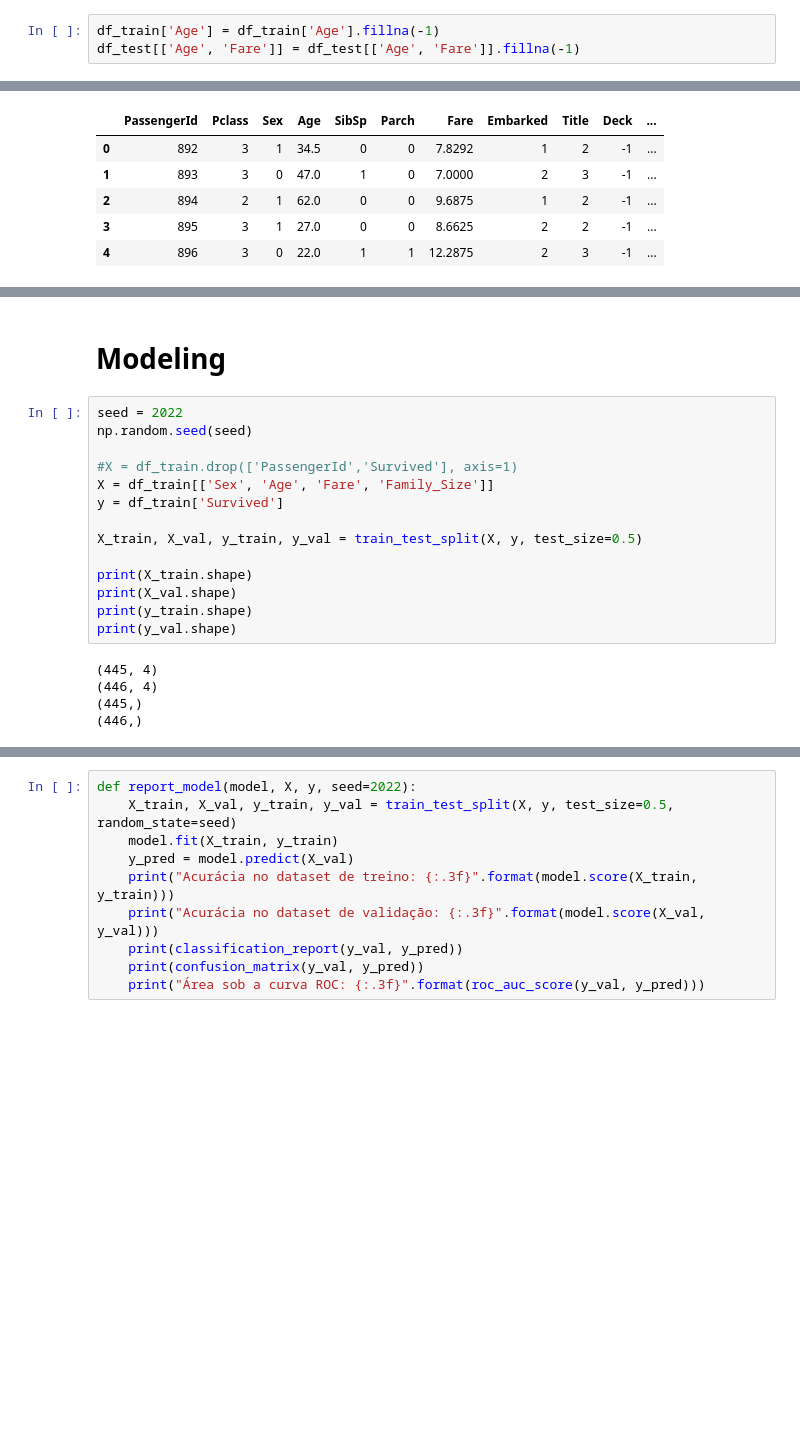
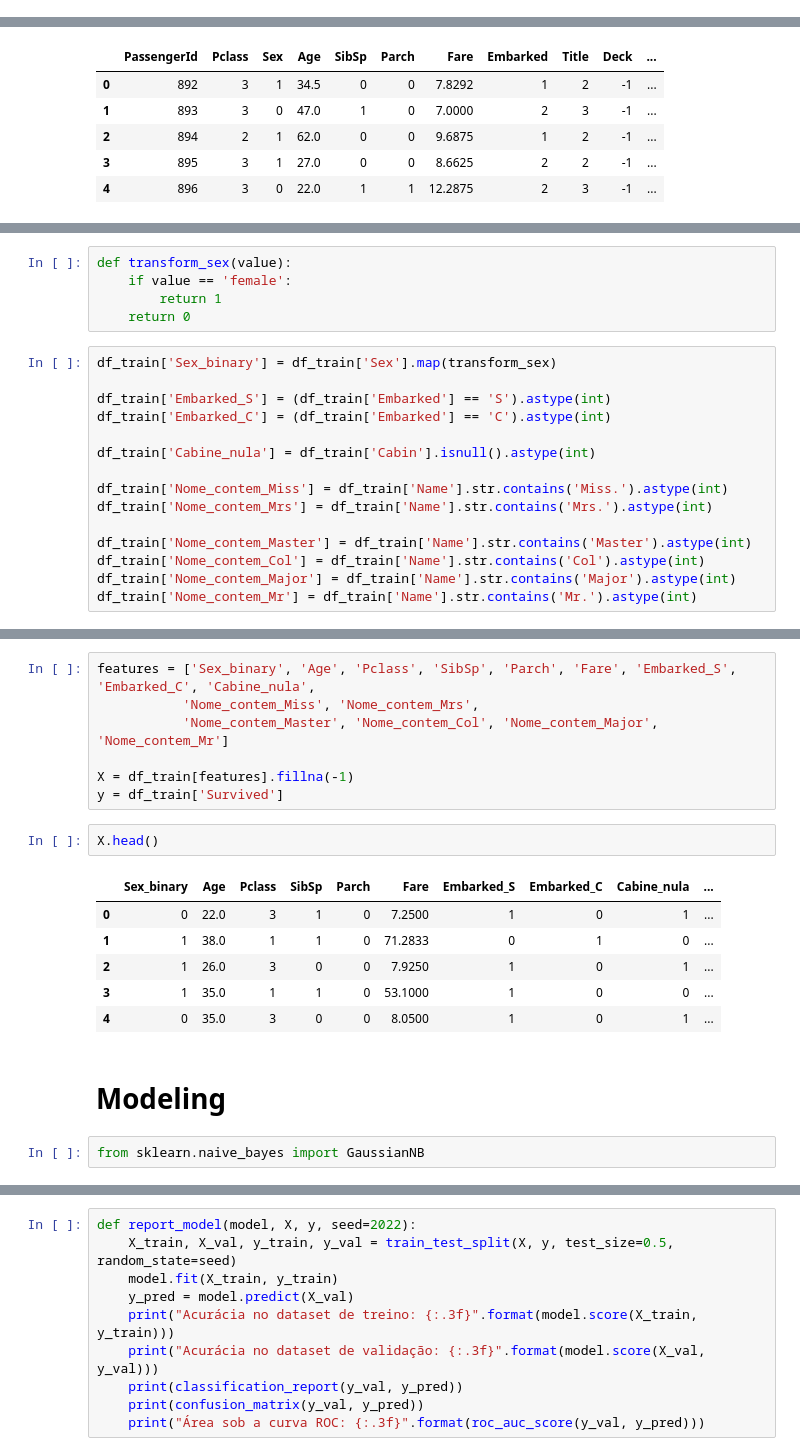
Before and after one commit to vichShir/kaggle-getting-started-competitions, a Jupyter notebook: Titanic/Titanic Notebook.ipynb, the cells around one changed output, grey strips where cells are left out. Drawn from its saved outputs; the diff is of its cells as text; blank space fills up the shorter version.

```diff
--- a/Titanic/Titanic Notebook.ipynb
+++ b/Titanic/Titanic Notebook.ipynb
@@ -126,9 +126,6 @@ Data columns (total 11 columns):
  10  Embarked     418 non-null    object
 dtypes: float64(2), int64(4), object(5)
 memory usage: 27.8+ KB
-# %%
-df_train['Age'] = df_train['Age'].fillna(-1)
-df_test[['Age', 'Fare']] = df_test[['Age', 'Fare']].fillna(-1)
 # %%
 df_train.isnull().sum()
 # %% [output]
@@ -480,0 +480,20 @@ df_test.head()
+# %%
+def transform_sex(value):
+    if value == 'female':
+        return 1
+    return 0
+# %%
+df_train['Sex_binary'] = df_train['Sex'].map(transform_sex)
+
+df_train['Embarked_S'] = (df_train['Embarked'] == 'S').astype(int)
+df_train['Embarked_C'] = (df_train['Embarked'] == 'C').astype(int)
+
+df_train['Cabine_nula'] = df_train['Cabin'].isnull().astype(int)
+
+df_train['Nome_contem_Miss'] = df_train['Name'].str.contains('Miss.').astype(int)
+df_train['Nome_contem_Mrs'] = df_train['Name'].str.contains('Mrs.').astype(int)
+
+df_train['Nome_contem_Master'] = df_train['Name'].str.contains('Master').astype(int)
+df_train['Nome_contem_Col'] = df_train['Name'].str.contains('Col').astype(int)
+df_train['Nome_contem_Major'] = df_train['Name'].str.contains('Major').astype(int)
+df_train['Nome_contem_Mr'] = df_train['Name'].str.contains('Mr.').astype(int)
@@ -481,21 +525,20 @@ df_test.head()
+# %%
+features = ['Sex_binary', 'Age', 'Pclass', 'SibSp', 'Parch', 'Fare', 'Embarked_S', 'Embarked_C', 'Cabine_nula',
+           'Nome_contem_Miss', 'Nome_contem_Mrs',
+           'Nome_contem_Master', 'Nome_contem_Col', 'Nome_contem_Major', 'Nome_contem_Mr']
+
+X = df_train[features].fillna(-1)
+y = df_train['Survived']
+# %%
+X.head()
+# %% [output]
+|  | Sex_binary | Age | Pclass | SibSp | Parch | Fare | Embarked_S | Embarked_C | Cabine_nula | ... |
+| 0 | 0 | 22.0 | 3 | 1 | 0 | 7.2500 | 1 | 0 | 1 | ... |
+| 1 | 1 | 38.0 | 1 | 1 | 0 | 71.2833 | 0 | 1 | 0 | ... |
+| 2 | 1 | 26.0 | 3 | 0 | 0 | 7.9250 | 1 | 0 | 1 | ... |
+| 3 | 1 | 35.0 | 1 | 1 | 0 | 53.1000 | 1 | 0 | 0 | ... |
+| 4 | 0 | 35.0 | 3 | 0 | 0 | 8.0500 | 1 | 0 | 1 | ... |
 # %% [markdown]
 # Modeling
-# %%
-seed = 2022
-np.random.seed(seed)
-
-#X = df_train.drop(['PassengerId','Survived'], axis=1)
-X = df_train[['Sex', 'Age', 'Fare', 'Family_Size']]
-y = df_train['Survived']
-
-X_train, X_val, y_train, y_val = train_test_split(X, y, test_size=0.5)
-
-print(X_train.shape)
-print(X_val.shape)
-print(y_train.shape)
-print(y_val.shape)
-# %% [output]
-(445, 4)
-(446, 4)
-(445,)
-(446,)
+# %%
+from sklearn.naive_bayes import GaussianNB
```
Also changed, not shown: parts of 30 cells of this notebook, 1 other file.
